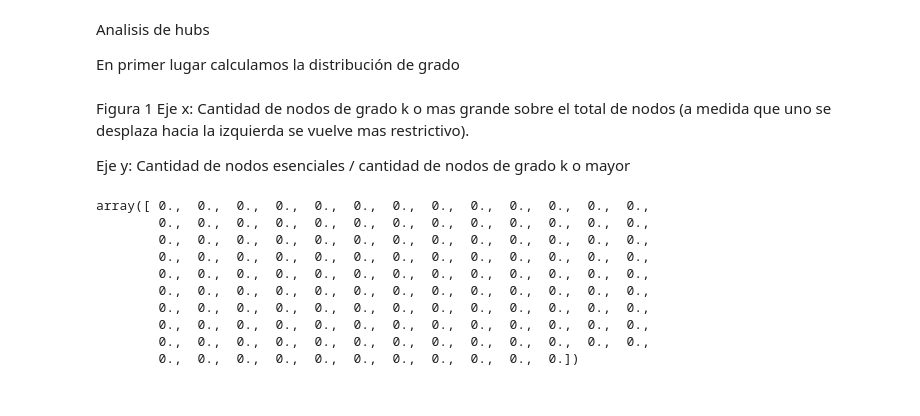
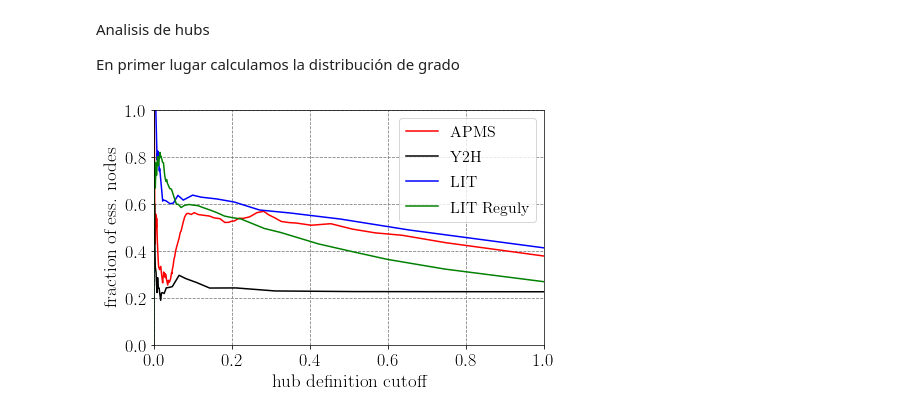
Before and after one commit to ignaciosticco/tp2, a Jupyter notebook: tp2.ipynb, the cells around one changed output. Saved outputs shown, nothing was run; the diff lists cells and outputs as text; code cells hidden in the pictures.

```diff
--- a/tp2.ipynb
+++ b/tp2.ipynb
@@ -168,18 +202,46 @@ def distribucion_grado(red):
-# %% [markdown]
-Figura 1
-Eje x: Cantidad de nodos de grado k o mas grande sobre el total de nodos (a medida que uno se desplaza hacia la izquierda se vuelve mas restrictivo).
-
-Eje y: Cantidad de nodos esenciales / cantidad de nodos de grado k o mayor
-# %%
-distribucion_grado(G_APMS)
-# %% [output]
-array([ 0.,  0.,  0.,  0.,  0.,  0.,  0.,  0.,  0.,  0.,  0.,  0.,  0.,
-        0.,  0.,  0.,  0.,  0.,  0.,  0.,  0.,  0.,  0.,  0.,  0.,  0.,
-        0.,  0.,  0.,  0.,  0.,  0.,  0.,  0.,  0.,  0.,  0.,  0.,  0.,
-        0.,  0.,  0.,  0.,  0.,  0.,  0.,  0.,  0.,  0.,  0.,  0.,  0.,
-        0.,  0.,  0.,  0.,  0.,  0.,  0.,  0.,  0.,  0.,  0.,  0.,  0.,
-        0.,  0.,  0.,  0.,  0.,  0.,  0.,  0.,  0.,  0.,  0.,  0.,  0.,
-        0.,  0.,  0.,  0.,  0.,  0.,  0.,  0.,  0.,  0.,  0.,  0.,  0.,
-        0.,  0.,  0.,  0.,  0.,  0.,  0.,  0.,  0.,  0.,  0.,  0.,  0.,
-        0.,  0.,  0.,  0.,  0.,  0.,  0.,  0.,  0.,  0.,  0.,  0.,  0.,
-        0.,  0.,  0.,  0.,  0.,  0.,  0.,  0.,  0.,  0.,  0.])
+# %%
+hubs_APMS = distribucion_grado(G_APMS)
+hubs_Y2H = distribucion_grado(G_Y2H)
+hubs_LIT = distribucion_grado(G_LIT)
+hubs_LIT_Reguly = distribucion_grado(G_LIT_Reguly)
+# %%
+def hub_definition(hubs):
+    vector_grados = hubs[0]
+    vector_esencial = hubs[1]
+    i = 1
+    l = len(vector_grados)
+    eje_x= np.zeros(l)
+    eje_y= np.zeros(l)
+    total_nodos = np.sum(vector_grados)
+    while (i < l+1):
+        eje_x[i-1]=np.sum(vector_grados[l-i:l])/(float(total_nodos))
+        eje_y[i-1]=np.sum(vector_esencial[l-i:l])/np.sum(vector_grados[l-i:l])
+        i+=1
+
+    return(eje_x,eje_y)
+# %%
+eje_x_APMS = hub_definition(hubs_APMS)[0][:]
+eje_y_APMS = hub_definition(hubs_APMS)[1][:]
+
+eje_x_Y2H = hub_definition(hubs_Y2H)[0][:]
+eje_y_Y2H = hub_definition(hubs_Y2H)[1][:]
+
+eje_x_LIT = hub_definition(hubs_LIT)[0][:]
+eje_y_LIT = hub_definition(hubs_LIT)[1][:]
+
+eje_x_LIT_Reguly = hub_definition(hubs_LIT_Reguly)[0][:]
+eje_y_LIT_Reguly = hub_definition(hubs_LIT_Reguly)[1][:]
+# %%
+plt.plot(eje_x_APMS,eje_y_APMS,'-r',label='APMS')
+plt.plot(eje_x_Y2H,eje_y_Y2H,'-k',label='Y2H')
+plt.plot(eje_x_LIT,eje_y_LIT,'-b',label='LIT')
+plt.plot(eje_x_LIT_Reguly,eje_y_LIT_Reguly,'-g',label='LIT Reguly')
+pylab.xlabel('hub definition cutoff')
+pylab.ylabel('fraction of ess. nodes')
+plt.grid(color='gray', linestyle='--')
+pylab.ylim(0, 1)
+pylab.xlim(0, 1)
+plt.legend()
+plt.show()
+# %% [output]
+[figure, added]
```
Also changed, not shown: parts of 19 cells of this notebook.
